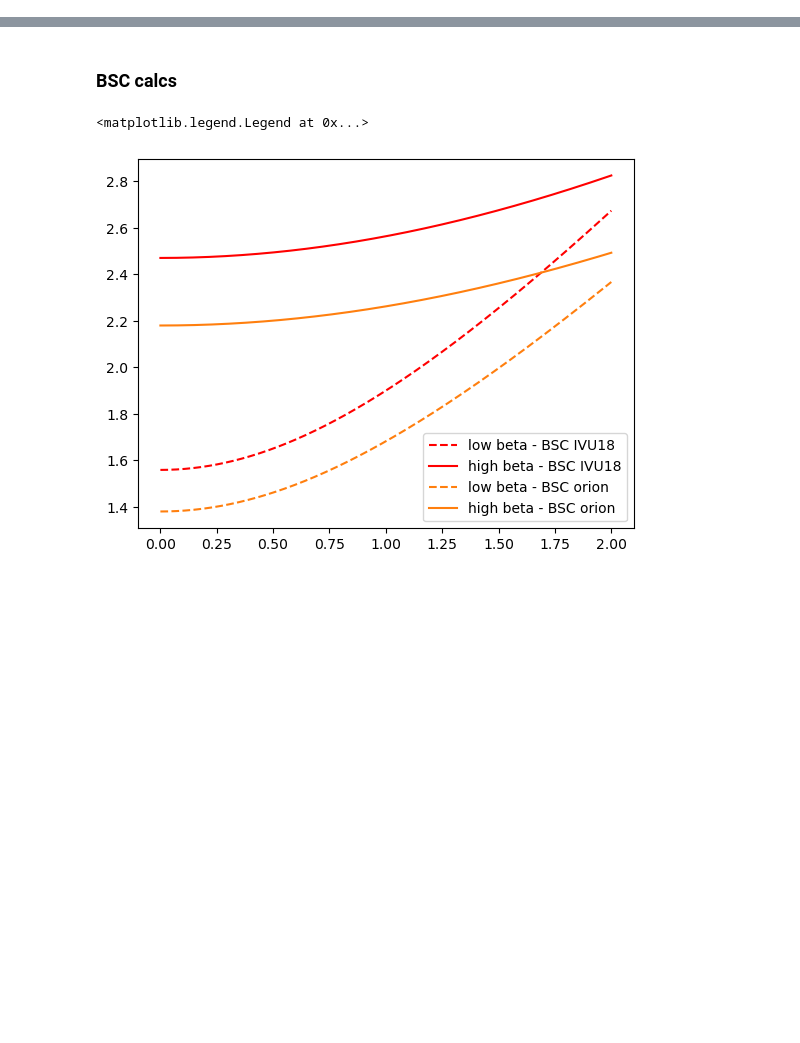
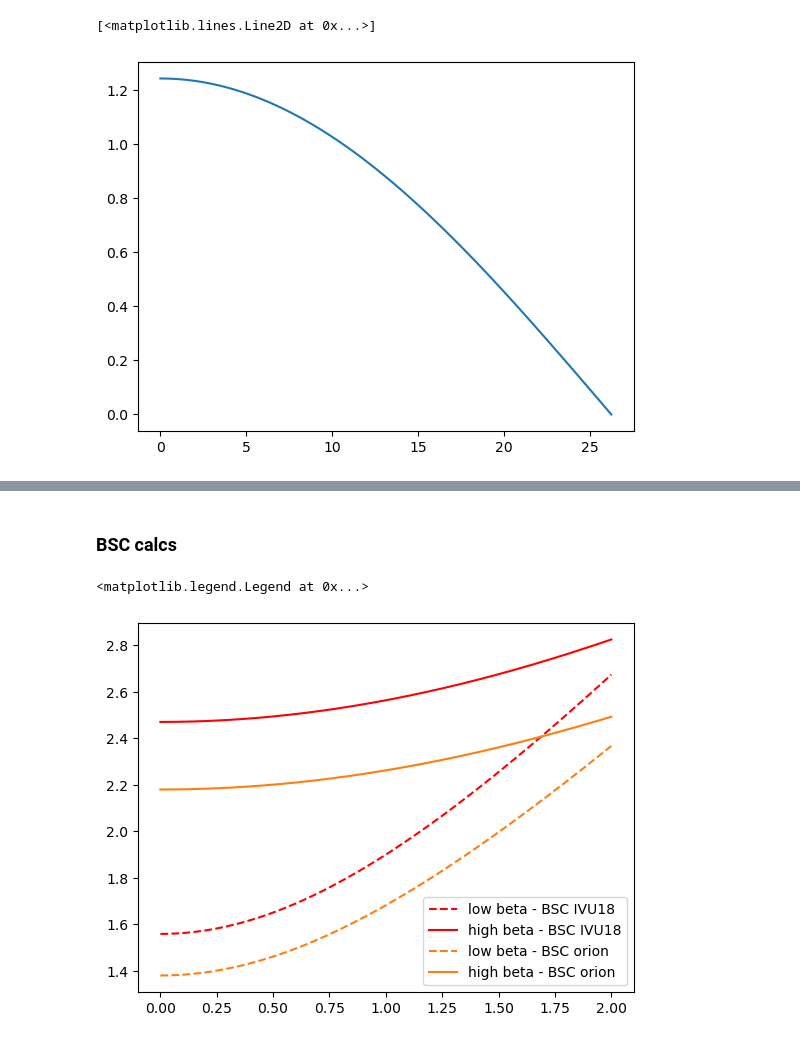
Before and after one commit to lnls-ids/spectrainterface, a Jupyter notebook: spectrainterface/tutorial_spectra_interface.ipynb, the cells around one changed output, grey strips where cells are left out. Drawn from its saved outputs; the diff is of its cells as text; code cells hidden in the pictures; blank space fills up the shorter version.

```diff
--- a/spectrainterface/tutorial_spectra_interface.ipynb
+++ b/spectrainterface/tutorial_spectra_interface.ipynb
@@ -6,0 +9,10 @@ import matplotlib.pyplot as plt
+# %%
+delta = SIRIUS.Sources.DELTA52()
+# %%
+phases = np.linspace(0, delta.period/2, 101)
+beffs = delta.get_beff(delta.gap/delta.period, phase = phases)
+
+plt.plot(phases, beffs)
+# %% [output]
+[<matplotlib.lines.Line2D at 0x...>]
+[figure, added]
```
Also changed, not shown: parts of 2 cells of this notebook, 1 other file.
